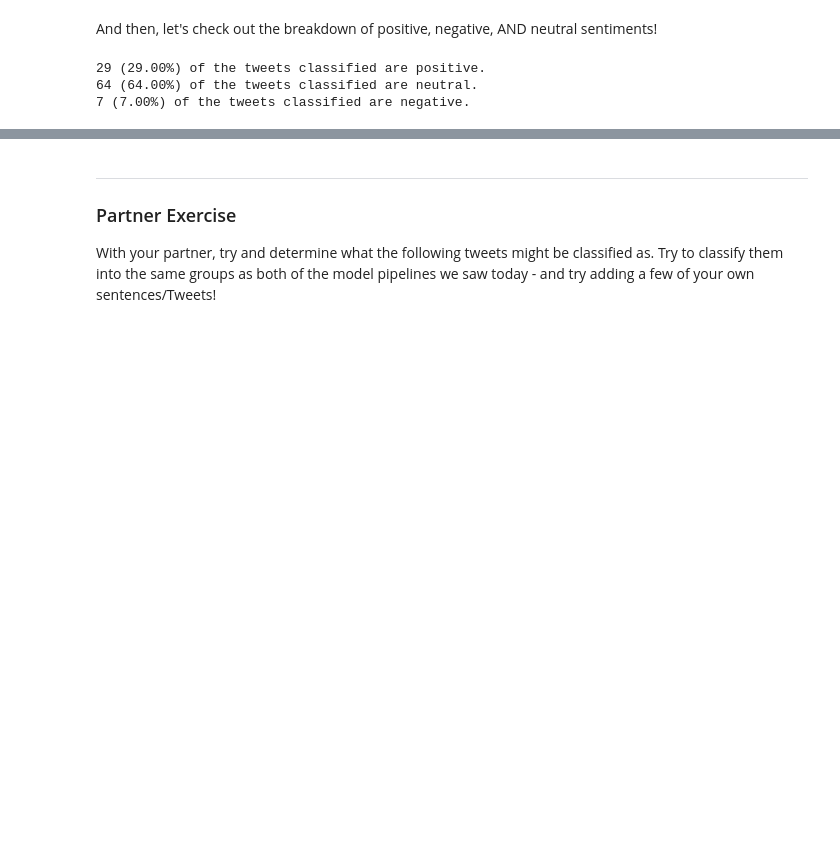
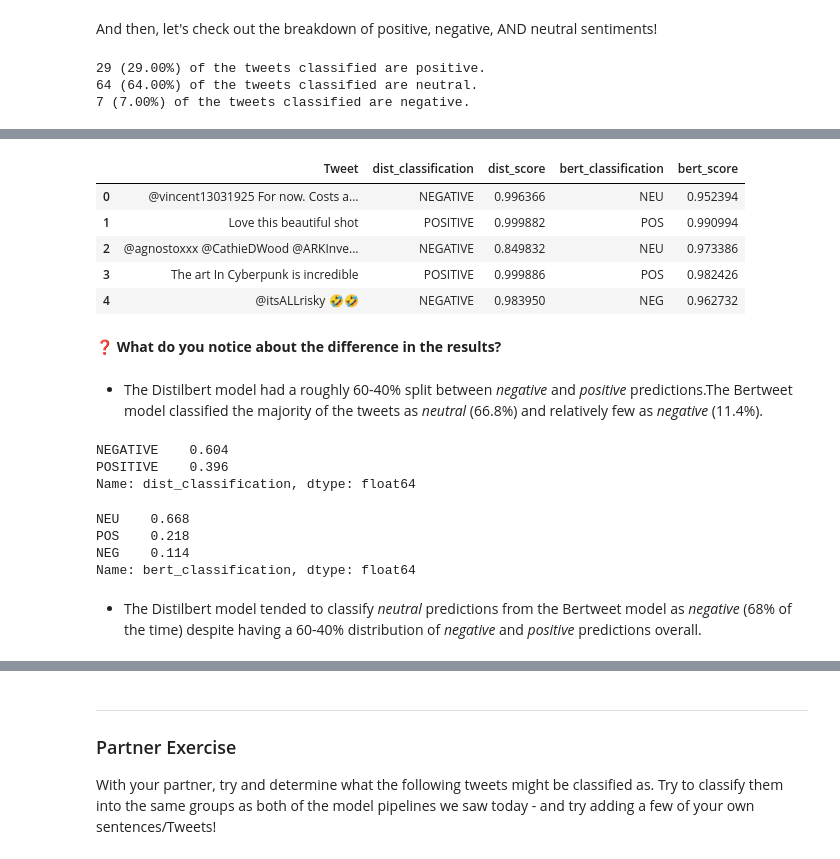
Before and after one commit to ddealwis09/FourthBrain, a Jupyter notebook: assignments/week-02-twitter-sentiment-analysis/nb/analyze-sentiment-twitter.ipynb, the cells around one changed output, grey strips where cells are left out. Cells and saved outputs as stored; diff of their text form; code cells hidden in the pictures; blank space fills up the shorter version.

```diff
--- a/assignments/week-02-twitter-sentiment-analysis/nb/analyze-sentiment-twitter.ipynb
+++ b/assignments/week-02-twitter-sentiment-analysis/nb/analyze-sentiment-twitter.ipynb
@@ -179,0 +175,10 @@ print(f"{neg_sent_count} ({neg_sent_count / total_sent_count * 100:.2f}%) of the
+# %%
+import pandas as pd
+import numpy as np
+import matplotlib.pyplot as plt
+import seaborn as sns
+
+df = pd.read_csv('../data/elonmusk_tweets.csv', header=None)
+elontweets = df.rename(columns={0:"Tweet"})
+elontweets = elontweets.head(500) #only consider the first 500 tweets in the list
+elontweets.head()
@@ -179,0 +192,56 @@ print(f"{neg_sent_count} ({neg_sent_count / total_sent_count * 100:.2f}%) of the
+# %%
+# create list for each model
+base_list = sentiment_pipeline(list(elontweets['Tweet']))
+sent_list = bertweet_pipeline(list(elontweets['Tweet']))
+# %%
+#create some new columns for our dataframe
+
+# base
+base_class = []
+base_score = []
+for value in base_list:
+    base_class.append(value['label'])
+    base_score.append(value['score'])
+
+elontweets['dist_classification'] = pd.Series(base_class)
+elontweets['dist_score'] = pd.Series(base_score)
+
+# sentiment
+sent_class = []
+sent_score = []
+for value in sent_list:
+    sent_class.append(value['label'])
+    sent_score.append(value['score'])
+
+elontweets['bert_classification'] = pd.Series(sent_class)
+elontweets['bert_score'] = pd.Series(sent_score)
+# %%
+elontweets.head(5)
+# %% [output]
+|  | Tweet | dist_classification | dist_score | bert_classification | bert_score |
+| 0 | @vincent13031925 For now. Costs a... | NEGATIVE | 0.996366 | NEU | 0.952394 |
+| 1 | Love this beautiful shot | POSITIVE | 0.999882 | POS | 0.990994 |
+| 2 | @agnostoxxx @CathieDWood @ARKInve... | NEGATIVE | 0.849832 | NEU | 0.973386 |
+| 3 | The art In Cyberpunk is incredible | POSITIVE | 0.999886 | POS | 0.982426 |
+| 4 | @itsALLrisky 🤣🤣 | NEGATIVE | 0.983950 | NEG | 0.962732 |
+# %% [markdown]
+**❓ What do you notice about the difference in the results?**
+# %% [markdown]
+- The Distilbert model had a roughly 60-40% split between *negative* and *positive* predictions.The Bertweet model classified the majority of the tweets as *neutral* (66.8%) and relatively few as *negative* (11.4%).
+# %%
+#counts for distilbert model
+elontweets.dist_classification.value_counts(normalize=True)
+# %% [output]
+NEGATIVE    0.604
+POSITIVE    0.396
+Name: dist_classification, dtype: float64
+# %%
+#counts for the bertweet model
+elontweets.bert_classification.value_counts(normalize=True)
+# %% [output]
+NEU    0.668
+POS    0.218
+NEG    0.114
+Name: bert_classification, dtype: float64
+# %% [markdown]
+- The Distilbert model tended to classify *neutral* predictions from the Bertweet model as *negative* (68% of the time) despite having a 60-40% distribution of *negative* and *positive* predictions overall.
```
Also changed, not shown: parts of 22 cells of this notebook, 2 other files.
